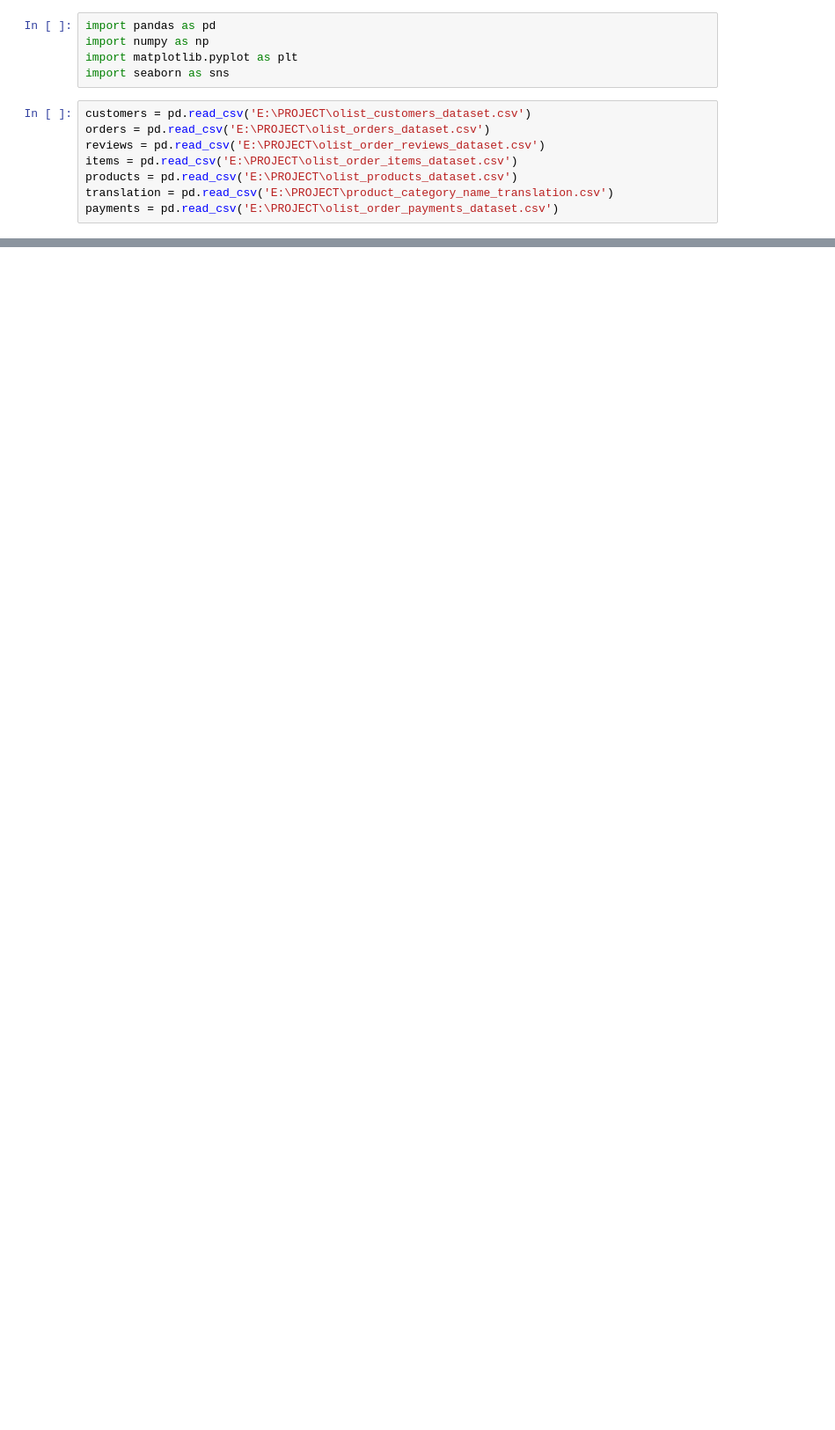
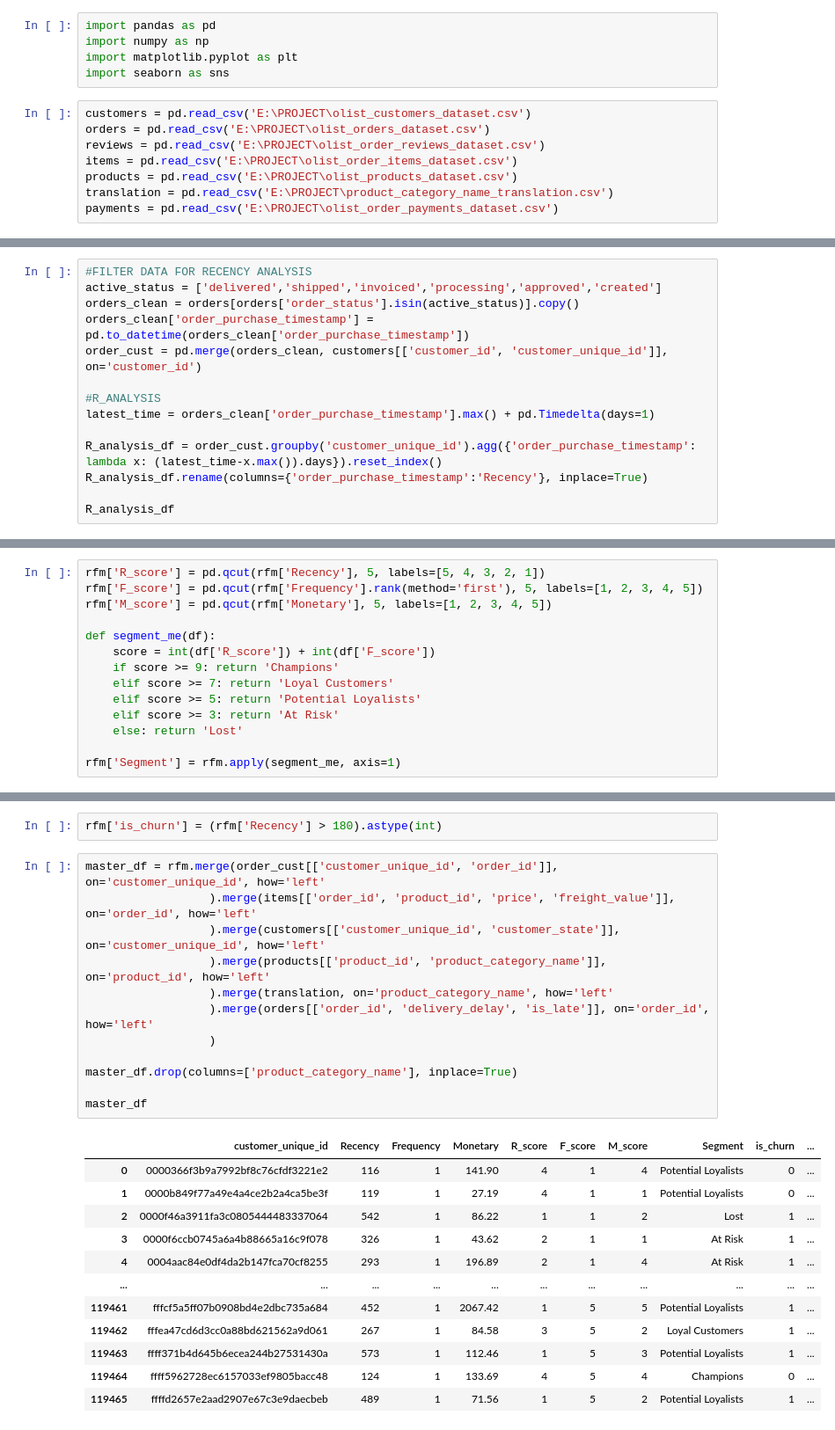
Before and after one commit to truongphuclam2007/PROJECT, a Jupyter notebook: ANALYSE.ipynb, the cells around one changed output, grey strips where cells are left out. Shown at 88% size. Saved outputs shown, nothing was run; the diff lists cells and outputs as text; blank space fills up the shorter version.

```diff
--- a/ANALYSE.ipynb
+++ b/ANALYSE.ipynb
@@ -107,0 +34,14 @@ plt.show()
+# %%
+#FILTER DATA FOR RECENCY ANALYSIS
+active_status = ['delivered','shipped','invoiced','processing','approved','created']
+orders_clean = orders[orders['order_status'].isin(active_status)].copy()
+orders_clean['order_purchase_timestamp'] = pd.to_datetime(orders_clean['order_purchase_timestamp'])
+order_cust = pd.merge(orders_clean, customers[['customer_id', 'customer_unique_id']], on='customer_id')
+
+#R_ANALYSIS
+latest_time = orders_clean['order_purchase_timestamp'].max() + pd.Timedelta(days=1)
+
+R_analysis_df = order_cust.groupby('customer_unique_id').agg({'order_purchase_timestamp': lambda x: (latest_time-x.max()).days}).reset_index()
+R_analysis_df.rename(columns={'order_purchase_timestamp':'Recency'}, inplace=True)
+
+R_analysis_df
@@ -107,0 +94,14 @@ plt.show()
+# %%
+rfm['R_score'] = pd.qcut(rfm['Recency'], 5, labels=[5, 4, 3, 2, 1])
+rfm['F_score'] = pd.qcut(rfm['Frequency'].rank(method='first'), 5, labels=[1, 2, 3, 4, 5])
+rfm['M_score'] = pd.qcut(rfm['Monetary'], 5, labels=[1, 2, 3, 4, 5])
+
+def segment_me(df):
+    score = int(df['R_score']) + int(df['F_score'])
+    if score >= 9: return 'Champions'
+    elif score >= 7: return 'Loyal Customers'
+    elif score >= 5: return 'Potential Loyalists'
+    elif score >= 3: return 'At Risk'
+    else: return 'Lost'
+
+rfm['Segment'] = rfm.apply(segment_me, axis=1)
@@ -107,0 +124,27 @@ plt.show()
+# %%
+rfm['is_churn'] = (rfm['Recency'] > 180).astype(int)
+# %%
+master_df = rfm.merge(order_cust[['customer_unique_id', 'order_id']], on='customer_unique_id', how='left'
+                  ).merge(items[['order_id', 'product_id', 'price', 'freight_value']], on='order_id', how='left'
+                  ).merge(customers[['customer_unique_id', 'customer_state']], on='customer_unique_id', how='left'
+                  ).merge(products[['product_id', 'product_category_name']], on='product_id', how='left'
+                  ).merge(translation, on='product_category_name', how='left'
+                  ).merge(orders[['order_id', 'delivery_delay', 'is_late']], on='order_id', how='left'
+                  )
+
+master_df.drop(columns=['product_category_name'], inplace=True)
+
+master_df
+# %% [output]
+|  | customer_unique_id | Recency | Frequency | Monetary | R_score | F_score | M_score | Segment | is_churn | ... |
+| 0 | 0000366f3b9a7992bf8c76cfdf3221e2 | 116 | 1 | 141.90 | 4 | 1 | 4 | Potential Loyalists | 0 | ... |
+| 1 | 0000b849f77a49e4a4ce2b2a4ca5be3f | 119 | 1 | 27.19 | 4 | 1 | 1 | Potential Loyalists | 0 | ... |
+| 2 | 0000f46a3911fa3c0805444483337064 | 542 | 1 | 86.22 | 1 | 1 | 2 | Lost | 1 | ... |
+| 3 | 0000f6ccb0745a6a4b88665a16c9f078 | 326 | 1 | 43.62 | 2 | 1 | 1 | At Risk | 1 | ... |
+| 4 | 0004aac84e0df4da2b147fca70cf8255 | 293 | 1 | 196.89 | 2 | 1 | 4 | At Risk | 1 | ... |
+| ... | ... | ... | ... | ... | ... | ... | ... | ... | ... | ... |
+| 119461 | fffcf5a5ff07b0908bd4e2dbc735a684 | 452 | 1 | 2067.42 | 1 | 5 | 5 | Potential Loyalists | 1 | ... |
+| 119462 | fffea47cd6d3cc0a88bd621562a9d061 | 267 | 1 | 84.58 | 3 | 5 | 2 | Loyal Customers | 1 | ... |
+| 119463 | ffff371b4d645b6ecea244b27531430a | 573 | 1 | 112.46 | 1 | 5 | 3 | Potential Loyalists | 1 | ... |
+| 119464 | ffff5962728ec6157033ef9805bacc48 | 124 | 1 | 133.69 | 4 | 5 | 4 | Champions | 0 | ... |
+| 119465 | ffffd2657e2aad2907e67c3e9daecbeb | 489 | 1 | 71.56 | 1 | 5 | 2 | Potential Loyalists | 1 | ... |
```
Also changed, not shown: parts of 17 cells of this notebook.
